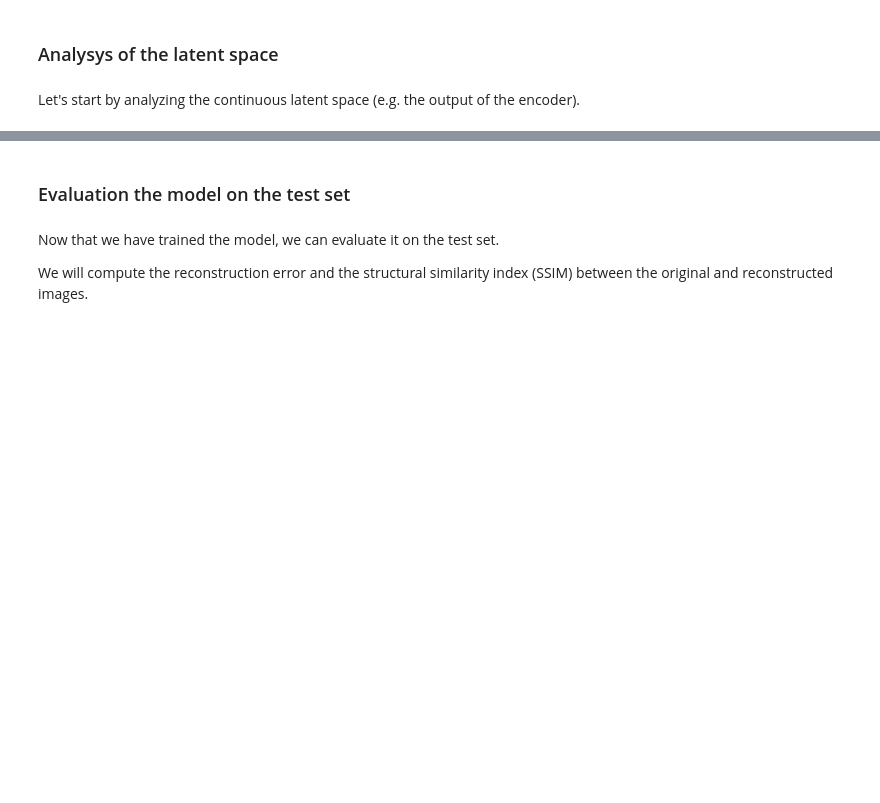
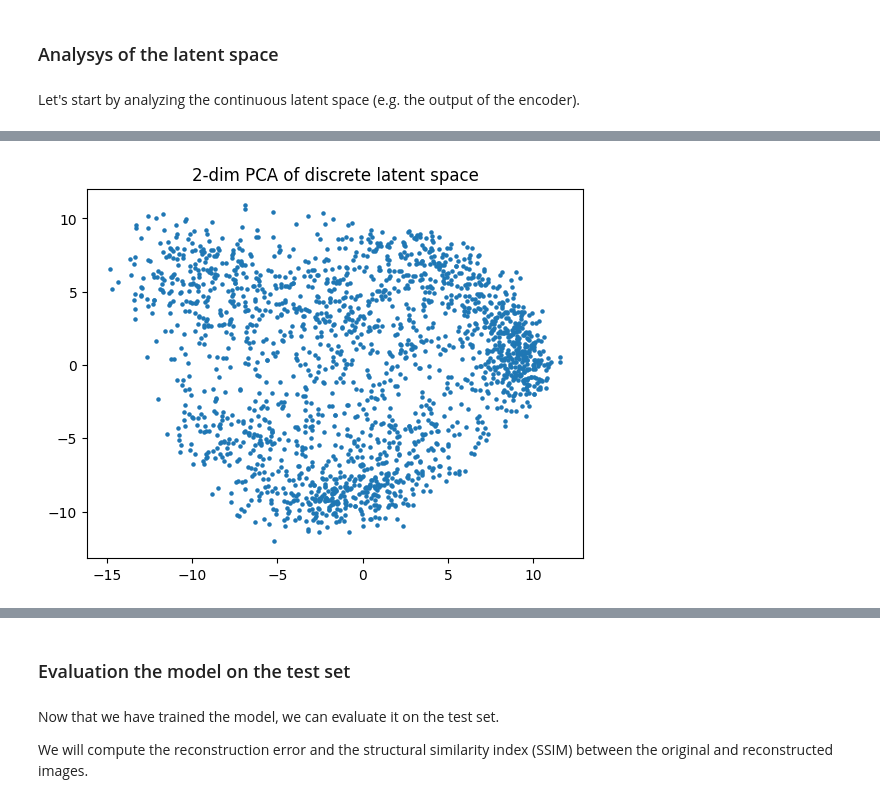
Before and after one commit to GLorenzo679/ROB313-Homework1, a Jupyter notebook: homework1.ipynb, the cells around one changed output, grey strips where cells are left out. Cells and saved outputs as stored; diff of their text form; code cells hidden in the pictures; blank space fills up the shorter version.

```diff
--- a/homework1.ipynb
+++ b/homework1.ipynb
@@ -594,10 +653,12 @@ labels = np.array(sampled_labels)
 # %%
 pca = PCA(n_components=2)
 pca_result = pca.fit_transform(discrete_latent_space_subset)
 
-scatter = plt.scatter(pca_result[:, 0], pca_result[:, 1], alpha=0.7, s=5)
+scatter = plt.scatter(pca_result[:, 0], pca_result[:, 1], s=5)
 plt.title("2-dim PCA of discrete latent space")
 plt.show()
+# %% [output]
+[figure, added]
 # %%
 UMAP = umap.UMAP()
 umap_result = UMAP.fit_transform(discrete_latent_space_subset)
```
Also changed, not shown: parts of 22 cells of this notebook.
